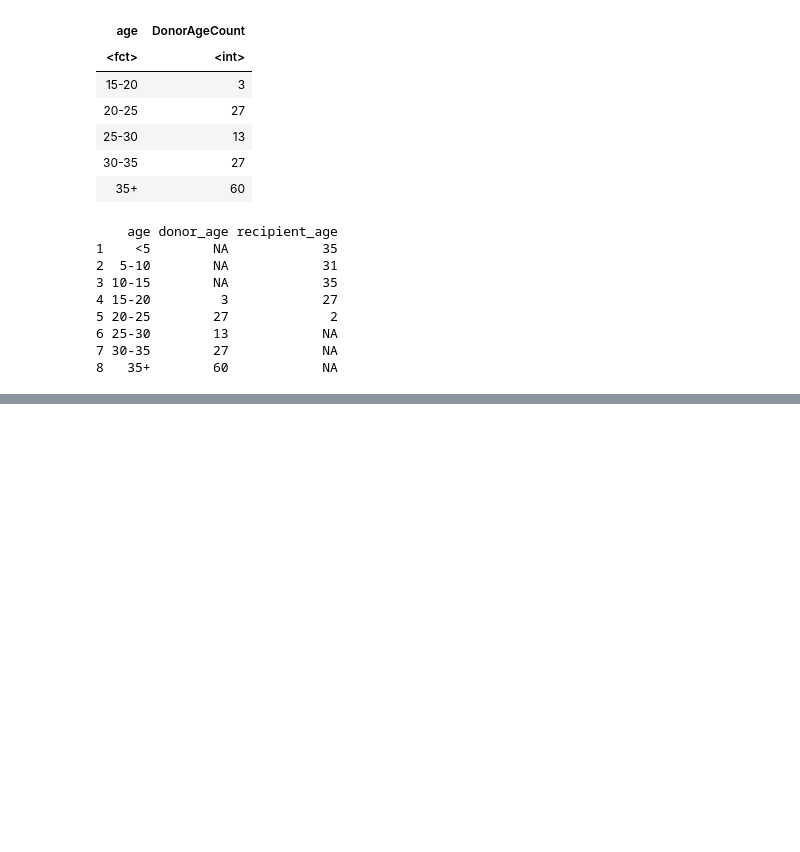
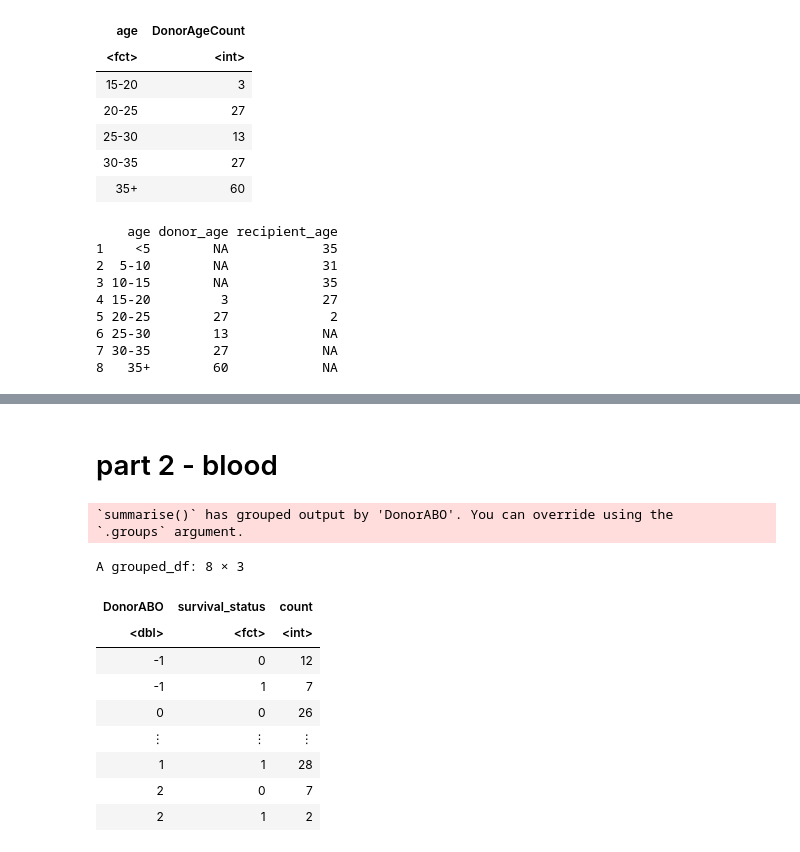
Before and after one commit to lattellie/23-03-DSCI-group-project, a Jupyter notebook: pre-visualization.ipynb, the cells around one changed output, grey strips where cells are left out. Drawn from its saved outputs; the diff is of its cells as text; code cells hidden in the pictures; blank space fills up the shorter version.

```diff
--- a/pre-visualization.ipynb
+++ b/pre-visualization.ipynb
@@ -189,0 +176,22 @@ age_plot
+# %% [markdown]
+# part 2 - blood
+# %%
+# 'DonorABO''RecipientABO'
+blood_summarize <- bone_train |>
+select(DonorABO, survival_status)|>
+group_by(DonorABO,survival_status) |>
+summarize(count=n())
+blood_summarize
+# %% [output]
+`summarise()` has grouped output by 'DonorABO'. You can override using the
+`.groups` argument.
+A grouped_df: 8 × 3
+| DonorABO | survival_status | count |
+| <dbl> | <fct> | <int> |
+| -1 | 0 | 12 |
+| -1 | 1 | 7 |
+| 0 | 0 | 26 |
+| ⋮ | ⋮ | ⋮ |
+| 1 | 1 | 28 |
+| 2 | 0 | 7 |
+| 2 | 1 | 2 |
```
Also changed, not shown: parts of 7 cells of this notebook.
